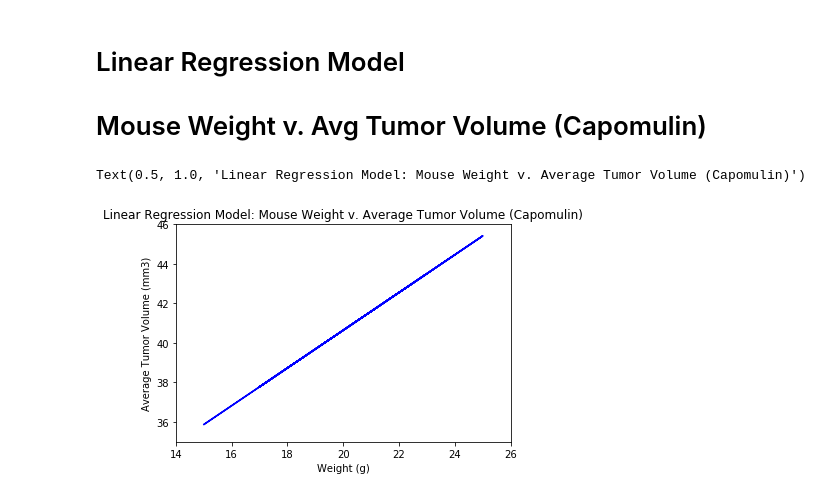
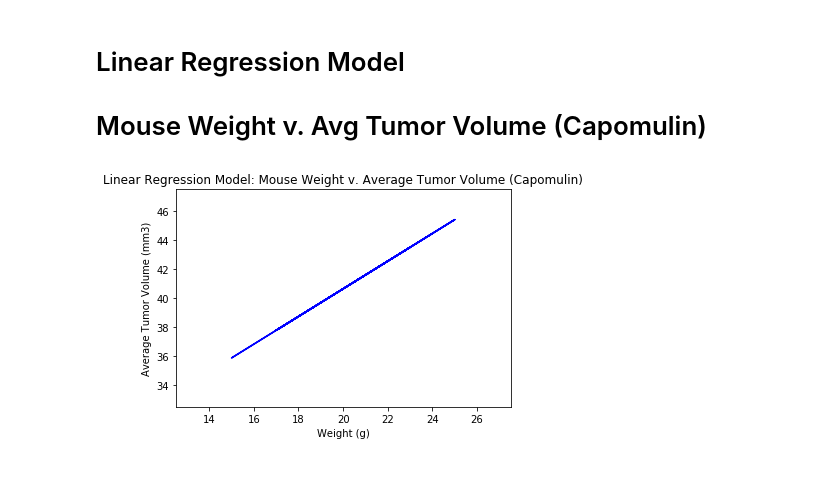
Before and after one commit to patrickhpatin/matplotlib-challenge, a Jupyter notebook: pymaceuticals_starter.ipynb, the cells around one changed output. Drawn from its saved outputs; the diff is of its cells as text; code cells hidden in the pictures.

```diff
--- a/pymaceuticals_starter.ipynb
+++ b/pymaceuticals_starter.ipynb
@@ -442,22 +448,24 @@ Text(0.5, 1.0, 'Mouse Weight v. Average Tumor Volume (Capomulin)')
 # %%
 # Calculate the correlation coefficient and linear regression model for
 # mouse weight and average tumor volume for the Capomulin regimen
 x_values = Capomulin_scatter["Weight (g)"]
 y_values = Capomulin_scatter["Tumor Volume (mm3)"]
 (slope, intercept, rvalue, pvalue, stderr) = st.linregress(x_values, y_values)
 
 # Get regression values (mx+b)
 regress_values = x_values * slope + intercept
 
 # Plot our results
 ax = plt.plot(x_values, regress_values, "b-")
 
 # Formatting
 plt.xlabel("Weight (g)")
 plt.ylabel("Average Tumor Volume (mm3)")
-plt.xlim(14, 26)
-plt.ylim(35, 46)
+plt.xlim(12.5, 27.5)
+plt.ylim(32.5, 47.5)
 plt.title("Linear Regression Model: Mouse Weight v. Average Tumor Volume (Capomulin)")
+
+# Show the chart
+plt.show()
 # %% [output]
-Text(0.5, 1.0, 'Linear Regression Model: Mouse Weight v. Average Tumor Volume (Capomulin)')
-[figure, old version]
+[figure, new version]
```
Also changed, not shown: parts of 14 cells of this notebook.
